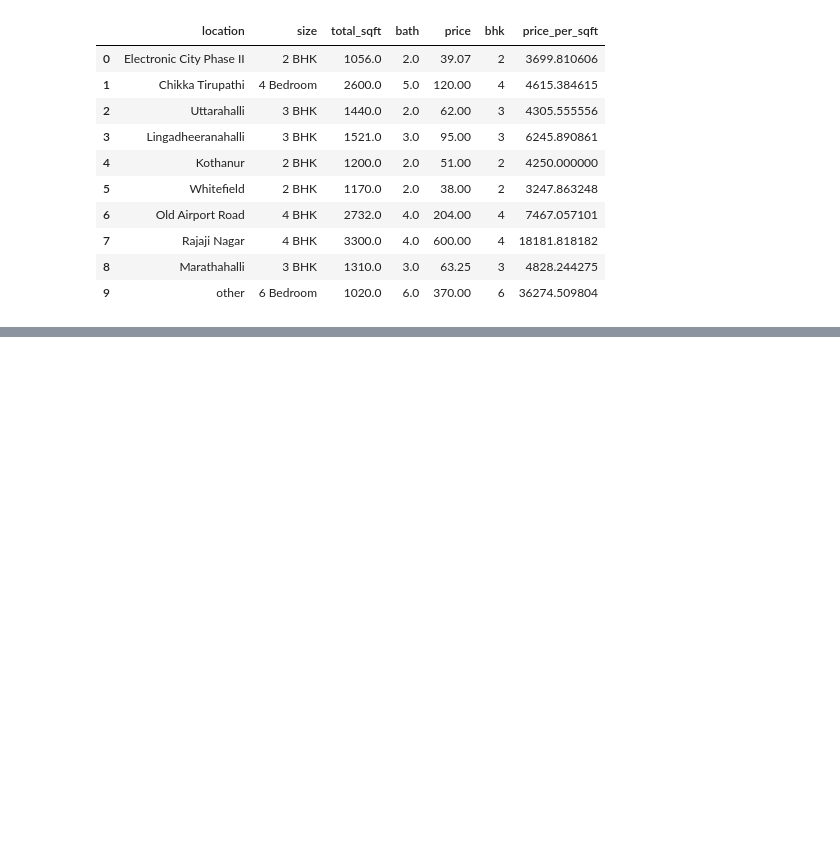
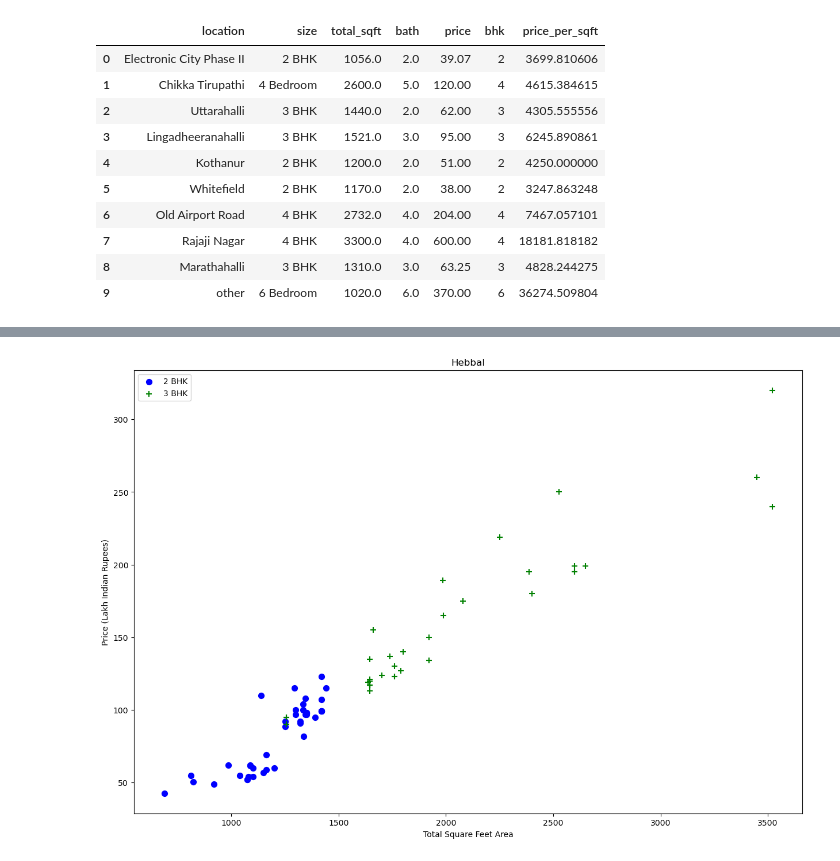
Before and after one commit to darshil929/real-estate-price-prediction, a Jupyter notebook: real-estate-price-prediction.ipynb, the cells around one changed output, grey strips where cells are left out. Cells and saved outputs as stored; diff of their text form; code cells hidden in the pictures; blank space fills up the shorter version.

```diff
--- a/real-estate-price-prediction.ipynb
+++ b/real-estate-price-prediction.ipynb
@@ -217,0 +311,4 @@ df5.head(10)
+# %%
+plot_scatter_chart(df8,"Hebbal")
+# %% [output]
+[figure, added]
```
Also changed, not shown: parts of 15 cells of this notebook.
